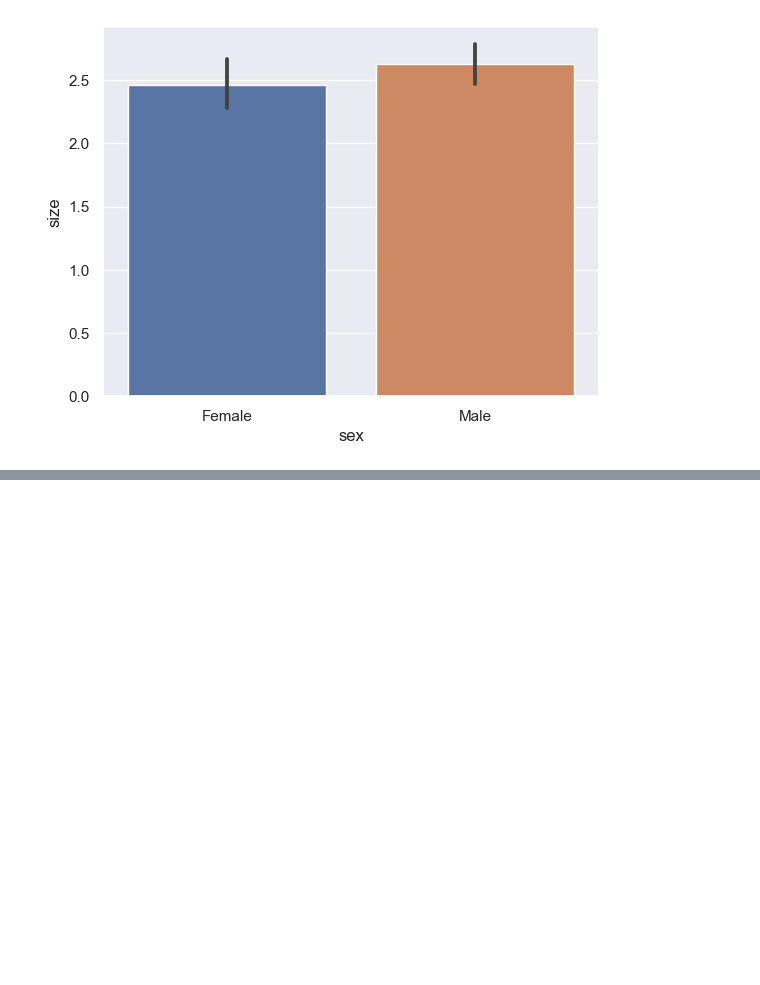
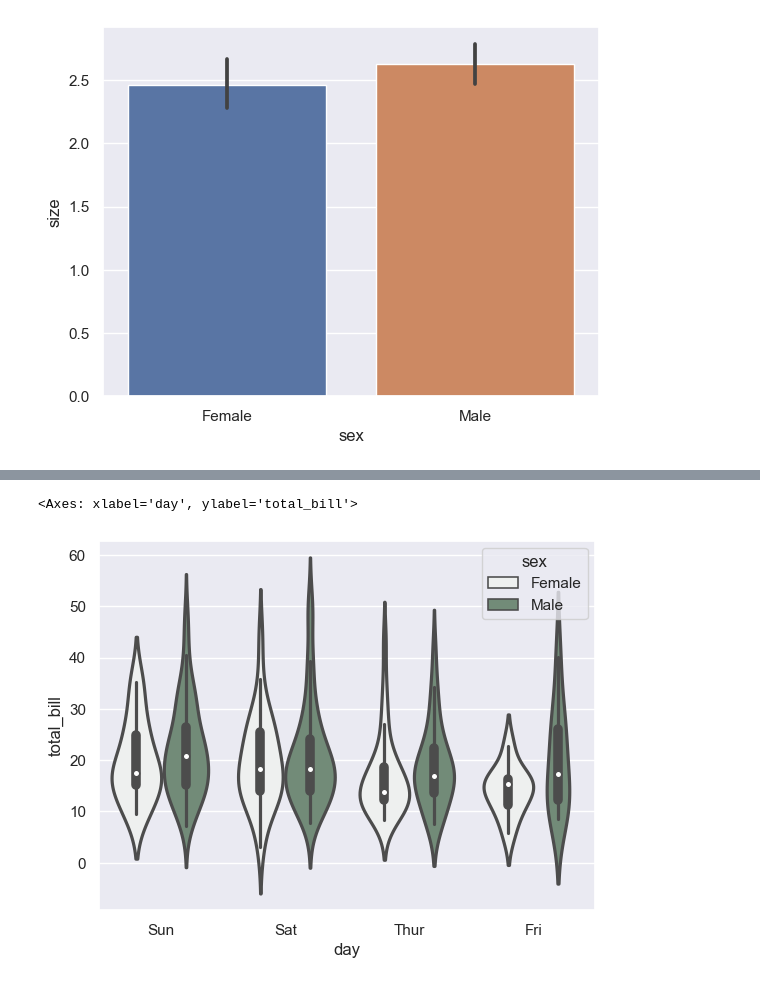
Before and after one commit to Nanda-Kiran-Royal/Learning_Seaborn, a Jupyter notebook: Seaborn.ipynb, the cells around one changed output, grey strips where cells are left out. Drawn from its saved outputs; the diff is of its cells as text; code cells hidden in the pictures; blank space fills up the shorter version.

Commit message:
Learnt how to plot violin plot and different parameters in it .

```diff
--- a/Seaborn.ipynb
+++ b/Seaborn.ipynb
@@ -212,0 +224,5 @@ sns.barplot(x='sex',y='size',data=data)
+# %%
+sns.violinplot(x='day',y='total_bill',data=data,hue='sex',linewidth=2.3,color='g',saturation=0.3)
+# %% [output]
+<Axes: xlabel='day', ylabel='total_bill'>
+[figure, added]
```
Also changed, not shown: parts of 5 cells of this notebook.
